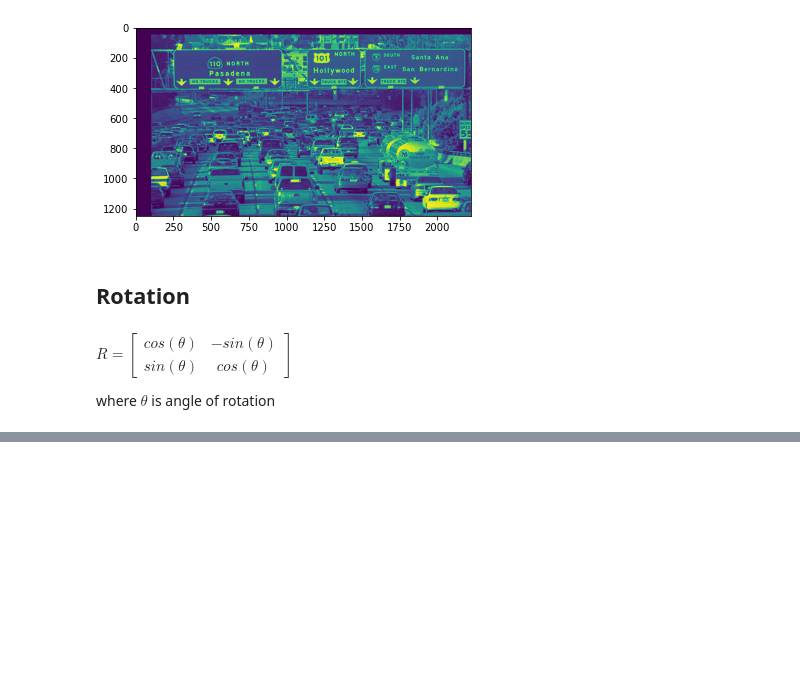
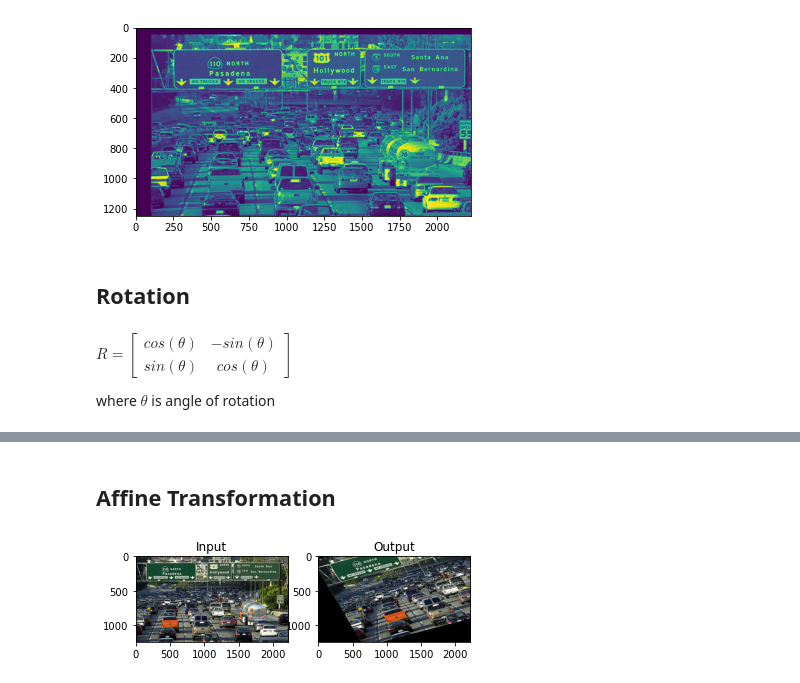
Before and after one commit to robahall/objectDetection, a Jupyter notebook: nbs/210628_rah_cv2_geometric_transformations.ipynb, the cells around one changed output, grey strips where cells are left out. Cells and saved outputs as stored; diff of their text form; code cells hidden in the pictures; blank space fills up the shorter version.

```diff
--- a/nbs/210628_rah_cv2_geometric_transformations.ipynb
+++ b/nbs/210628_rah_cv2_geometric_transformations.ipynb
@@ -57,0 +63,23 @@ dst = cv2.warpAffine(img3,M,(cols,rows))
+# %% [markdown]
+## Affine Transformation
+# %%
+rows, cols, ch = img1.shape
+
+pts1 = np.float32([[50,50], [200,50], [50,200]])
+pts2 = np.float32([[10,100], [200,50], [100,250]])
+
+M = cv2.getAffineTransform(pts1, pts2)
+
+dst = cv2.warpAffine(img1, M, (cols, rows))
+
+plt.subplot(121)
+plt.imshow(img1)
+plt.title('Input')
+
+plt.subplot(122)
+plt.imshow(dst)
+plt.title('Output')
+
+plt.show()
+# %% [output]
+[figure, added]
```
Also changed, not shown: parts of 1 cell of this notebook, 2 other files.
